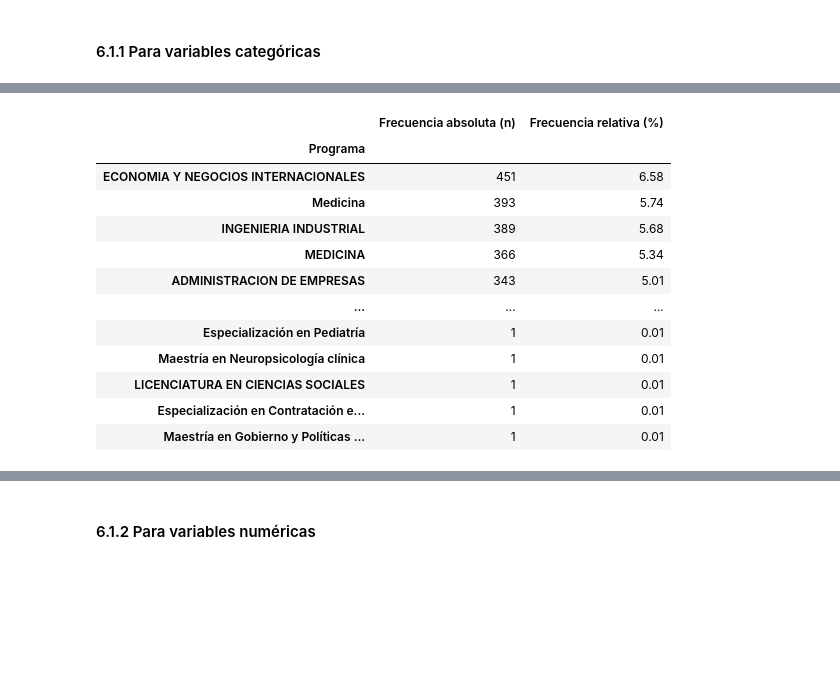
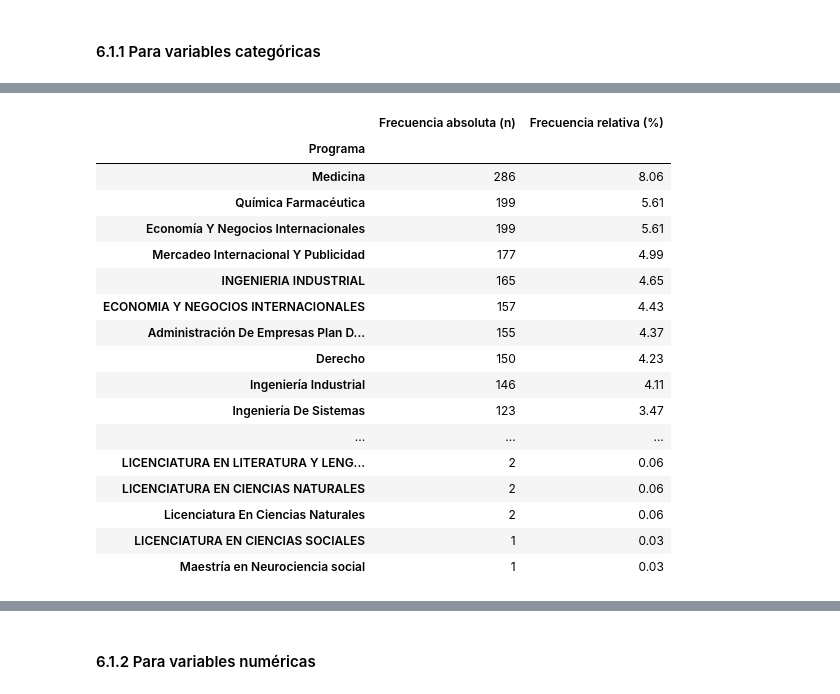
Before and after one commit to mafab9125/EDA_COURSE, a Jupyter notebook: Trabajo_Final_Exploratorio.ipynb, the cells around one changed output, grey strips where cells are left out. Drawn from its saved outputs; the diff is of its cells as text; code cells hidden in the pictures; blank space fills up the shorter version.

```diff
--- a/Trabajo_Final_Exploratorio.ipynb
+++ b/Trabajo_Final_Exploratorio.ipynb
@@ -802,0 +1065,15 @@ df_final.head(2)
+# %%
+df_final = df_final[df_final['Año_Nacimiento'] != 0].copy()
+df_final = df_final[df_final['Edad_Pro'] != 0].copy()
+
+print("Conteo de valores == 0 en la columna año nacimiento después de la eliminación:")
+print((df_final['Año_Nacimiento'] == 0).sum())
+
+print("="*40)
+
+print("Conteo de valores == 0 en la columna edad pro después de la eliminación:")
+print((df_final['Edad_Pro'] == 0).sum())
+
+print("="*40)
+
+print("Dimensión del df_final después de eliminar filas con año nacimiento y edad pro igual a 0:", df_final.shape)
@@ -868,4 +1178,0 @@ categoricas.describe().T
-# %%
-for col in categoricas.columns:
-    rare_categories = categoricas[col].value_counts(normalize=True)[categoricas[col].value_counts(normalize=True) < 0.01]
-    print(f"Categorías raras en {col}:\n{rare_categories}\n")
@@ -883,25 +1191,43 @@ perfil.to_file("eda_salario_anual.html")
 def tabla_frecuencia_y_visualizacion(categoricas):
     sns.set_theme(style="whitegrid")
 
-    for col in categoricas.columns:
+    # Crear layout con filas según número de variables y 2 columnas
+    fig, axes = plt.subplots(len(categoricas.columns), 2, figsize=(15, 5 * len(categoricas.columns)))
+
+    # Asegurar que axes es array 2D aunque haya una sola variable
+    if len(categoricas.columns) == 1:
+        axes = axes.reshape(1, -1)
+
+    for i, col in enumerate(categoricas.columns):
         # Tabla de frecuencias
         freq_abs = categoricas[col].value_counts()
         freq_rel = (categoricas[col].value_counts(normalize=True) * 100).round(2)
-        tabla_frecuencia = pd.DataFrame({'Frecuencia absoluta (n)': freq_abs, 'Frecuencia relativa (%)': freq_rel})
+        tabla_frecuencia = pd.DataFrame({
+            'Frecuencia absoluta (n)': freq_abs,
+            'Frecuencia relativa (%)': freq_rel
+        })
 
-        # Mostrar tabla de frecuencia
-        display(Markdown(f"### Tabla de frecuencia **{col}**"))
+        # Mostrar tabla de frecuencia con título
+        display(Markdown(f"### Tabla de frecuencia: **{col}**"))
         display(tabla_frecuencia)
 
-        # Visualización
-        plt.figure(figsize=(10, 6))
-        order = freq_abs.index[:10]  # Top 10 categorías para claridad
-        ax = sns.countplot(data=categoricas, y=col, order=order, palette="deep", hue=col, legend=False)
-        plt.title(f'Distribución de {col}', fontsize=16, fontweight='bold')
-        plt.ylabel(col, fontsize=14)
-        plt.xlabel('Frecuencia', fontsize=14)
-        plt.tight_layout()
-        plt.show()
-# Llamar a la función
+        # Gráfico de barras en la primera columna
+        order = freq_abs.index[:6]  # Top 6 categorías
+        sns.countplot(data=categoricas, y=col, order=order,
+                      palette="deep", hue=col, legend=False, ax=axes[i, 0])
+        axes[i, 0].set_title(f'Distribución de {col}', fontsize=14, fontweight='bold')
+        axes[i, 0].set_ylabel(col, fontsize=12)
+        axes[i, 0].set_xlabel('Frecuencia', fontsize=12)
+
+        # Gráfico de torta en la segunda columna
+        #top_categories = freq_abs.head(5)  # Top 5 categorías para torta
+        #axes[i, 1].pie(top_categories.values, labels=top_categories.index,
+                       #autopct='%1.1f%%', startangle=90)
+        #axes[i, 1].set_title(f'Proporción de {col} (Top 5)', fontsize=14, fontweight='bold')
+
+    plt.tight_layout()
+    plt.show()
+
+
 tabla_frecuencia_y_visualizacion(categoricas)
 # %% [output]
@@ -909,13 +1235,18 @@ tabla_frecuencia_y_visualizacion(categoricas)
 |  | Frecuencia absoluta (n) | Frecuencia relativa (%) |
 | Programa |  |  |
-| ECONOMIA Y NEGOCIOS INTERNACIONALES | 451 | 6.58 |
-| Medicina | 393 | 5.74 |
-| INGENIERIA INDUSTRIAL | 389 | 5.68 |
-| MEDICINA | 366 | 5.34 |
-| ADMINISTRACION DE EMPRESAS | 343 | 5.01 |
+| Medicina | 286 | 8.06 |
+| Química Farmacéutica | 199 | 5.61 |
+| Economía Y Negocios Internacionales | 199 | 5.61 |
+| Mercadeo Internacional Y Publicidad | 177 | 4.99 |
+| INGENIERIA INDUSTRIAL | 165 | 4.65 |
+| ECONOMIA Y NEGOCIOS INTERNACIONALES | 157 | 4.43 |
+| Administración De Empresas Plan D... | 155 | 4.37 |
+| Derecho | 150 | 4.23 |
+| Ingeniería Industrial | 146 | 4.11 |
+| Ingeniería De Sistemas | 123 | 3.47 |
 | ... | ... | ... |
-| Especialización en Pediatría | 1 | 0.01 |
-| Maestría en Neuropsicología clínica | 1 | 0.01 |
-| LICENCIATURA EN CIENCIAS SOCIALES | 1 | 0.01 |
-| Especialización en Contratación e... | 1 | 0.01 |
-| Maestría en Gobierno y Políticas ... | 1 | 0.01 |
+| LICENCIATURA EN LITERATURA Y LENG... | 2 | 0.06 |
+| LICENCIATURA EN CIENCIAS NATURALES | 2 | 0.06 |
+| Licenciatura En Ciencias Naturales | 2 | 0.06 |
+| LICENCIATURA EN CIENCIAS SOCIALES | 1 | 0.03 |
+| Maestría en Neurociencia social | 1 | 0.03 |
```
Also changed, not shown: parts of 73 cells of this notebook.
